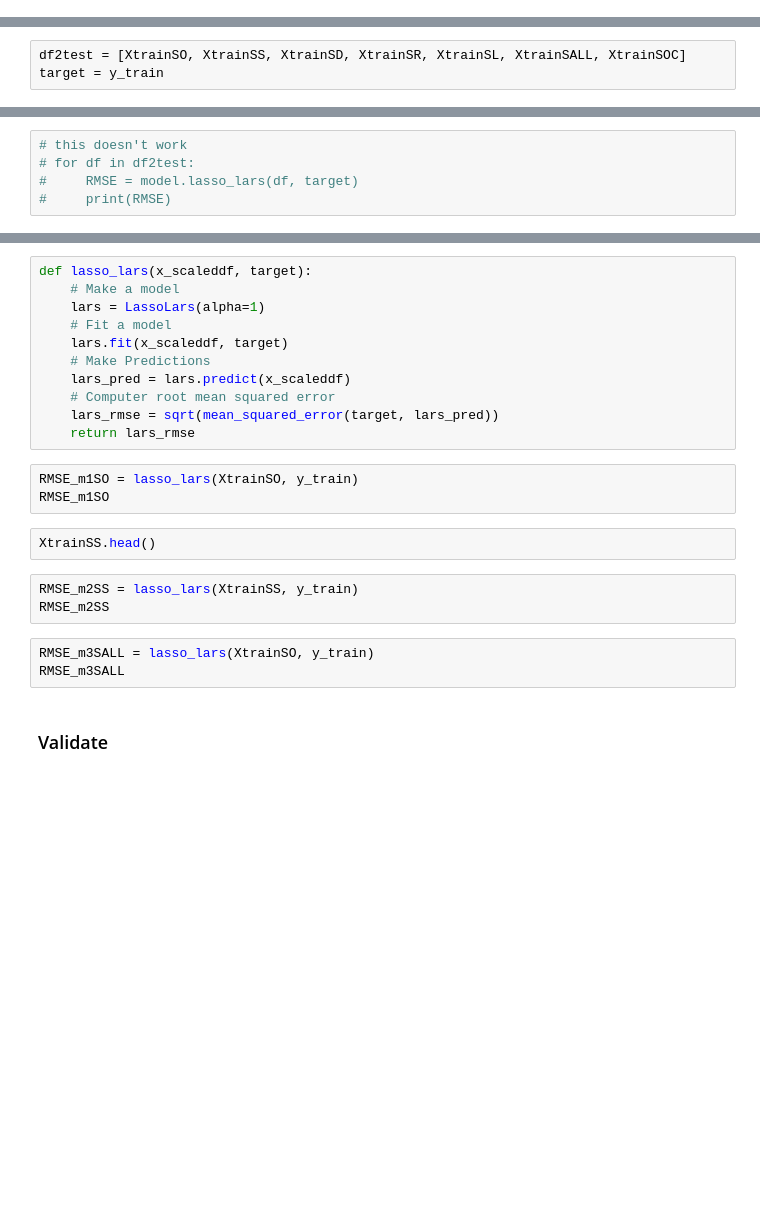
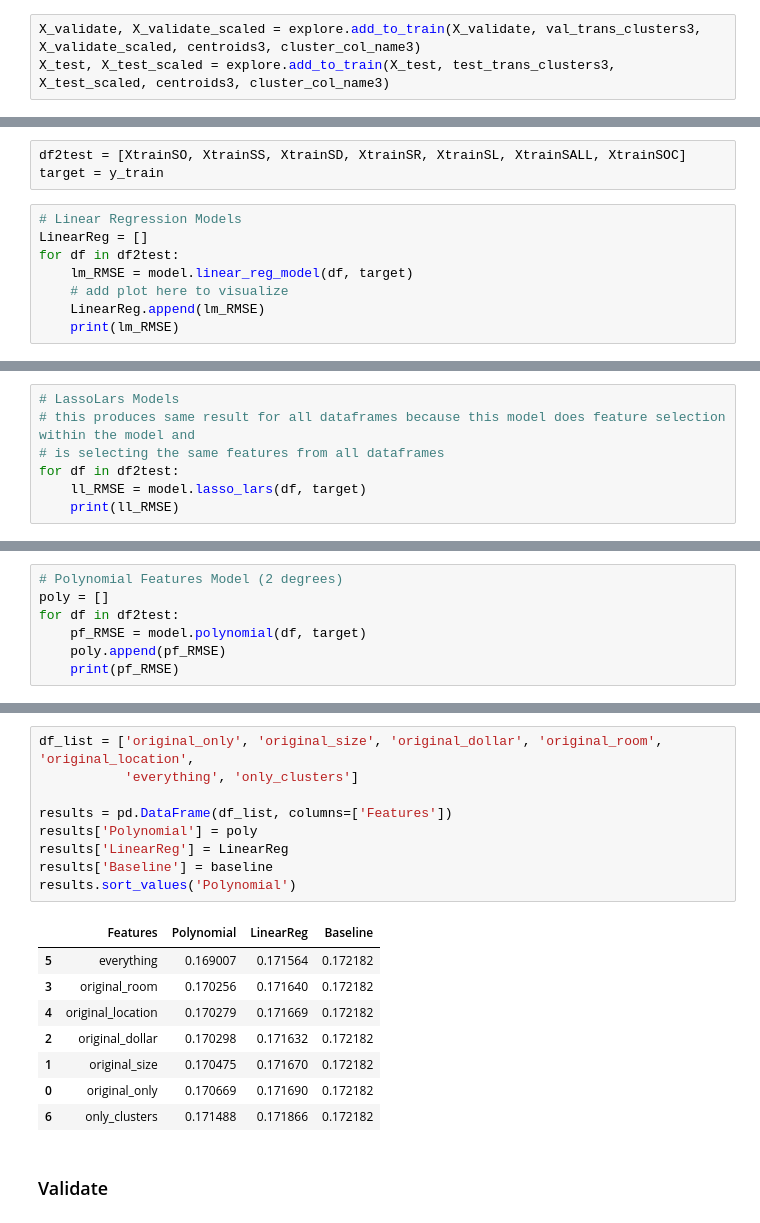
Before and after one commit to RyvynYoung/Zillow_Clustering_Project, a Jupyter notebook: mvp.ipynb, the cells around one changed output, grey strips where cells are left out. Drawn from its saved outputs; the diff is of its cells as text; blank space fills up the shorter version.

Commit message:
additional models added

```diff
--- a/mvp.ipynb
+++ b/mvp.ipynb
@@ -309,5 +466,8 @@ centroids3 = explore.get_centroids(kmeans3, cluster_vars3, cluster_col_name3)
 # %%
 X_train, X_train_scaled = explore.add_to_train(X_train, train_clusters3, X_train_scaled, centroids3, cluster_col_name3)
+# %%
+X_validate, X_validate_scaled = explore.add_to_train(X_validate, val_trans_clusters3, X_validate_scaled, centroids3, cluster_col_name3)
+X_test, X_test_scaled = explore.add_to_train(X_test, test_trans_clusters3, X_test_scaled, centroids3, cluster_col_name3)
 # %%
 # 2nd iteration: add area/location cluster with longitude, latitude, encoded counties?
 X_train_scaled.columns
@@ -477,3 +796,11 @@ Model with all original features and clusters performed best. Though not much be
 # %%
 df2test = [XtrainSO, XtrainSS, XtrainSD, XtrainSR, XtrainSL, XtrainSALL, XtrainSOC]
 target = y_train
+# %%
+# Linear Regression Models
+LinearReg = []
+for df in df2test:
+    lm_RMSE = model.linear_reg_model(df, target)
+    # add plot here to visualize
+    LinearReg.append(lm_RMSE)
+    print(lm_RMSE)
@@ -479,0 +815,7 @@ target = y_train
+# %%
+# LassoLars Models
+# this produces same result for all dataframes because this model does feature selection within the model and
+# is selecting the same features from all dataframes
+for df in df2test:
+    ll_RMSE = model.lasso_lars(df, target)
+    print(ll_RMSE)
@@ -480,5 +830,7 @@ target = y_train
 # %%
-# this doesn't work
-# for df in df2test:
-#     RMSE = model.lasso_lars(df, target)
-#     print(RMSE)
+# Polynomial Features Model (2 degrees)
+poly = []
+for df in df2test:
+    pf_RMSE = model.polynomial(df, target)
+    poly.append(pf_RMSE)
+    print(pf_RMSE)
@@ -487,24 +845,20 @@ XtrainSO.head()
-# %%
-def lasso_lars(x_scaleddf, target):
-    # Make a model
-    lars = LassoLars(alpha=1)
-    # Fit a model
-    lars.fit(x_scaleddf, target)
-    # Make Predictions
-    lars_pred = lars.predict(x_scaleddf)
-    # Computer root mean squared error
-    lars_rmse = sqrt(mean_squared_error(target, lars_pred))
-    return lars_rmse
-# %%
-RMSE_m1SO = lasso_lars(XtrainSO, y_train)
-RMSE_m1SO
-# %%
-XtrainSS.head()
-# %%
-RMSE_m2SS = lasso_lars(XtrainSS, y_train)
-RMSE_m2SS
-# %%
-RMSE_m3SALL = lasso_lars(XtrainSO, y_train)
-RMSE_m3SALL
+# %%
+df_list = ['original_only', 'original_size', 'original_dollar', 'original_room', 'original_location',
+           'everything', 'only_clusters']
+
+results = pd.DataFrame(df_list, columns=['Features'])
+results['Polynomial'] = poly
+results['LinearReg'] = LinearReg
+results['Baseline'] = baseline
+results.sort_values('Polynomial')
+# %% [output]
+|  | Features | Polynomial | LinearReg | Baseline |
+| 5 | everything | 0.169007 | 0.171564 | 0.172182 |
+| 3 | original_room | 0.170256 | 0.171640 | 0.172182 |
+| 4 | original_location | 0.170279 | 0.171669 | 0.172182 |
+| 2 | original_dollar | 0.170298 | 0.171632 | 0.172182 |
+| 1 | original_size | 0.170475 | 0.171670 | 0.172182 |
+| 0 | original_only | 0.170669 | 0.171690 | 0.172182 |
+| 6 | only_clusters | 0.171488 | 0.171866 | 0.172182 |
 # %% [markdown]
 ### Validate
```
Also changed, not shown: parts of 52 cells of this notebook, 2 other files.
